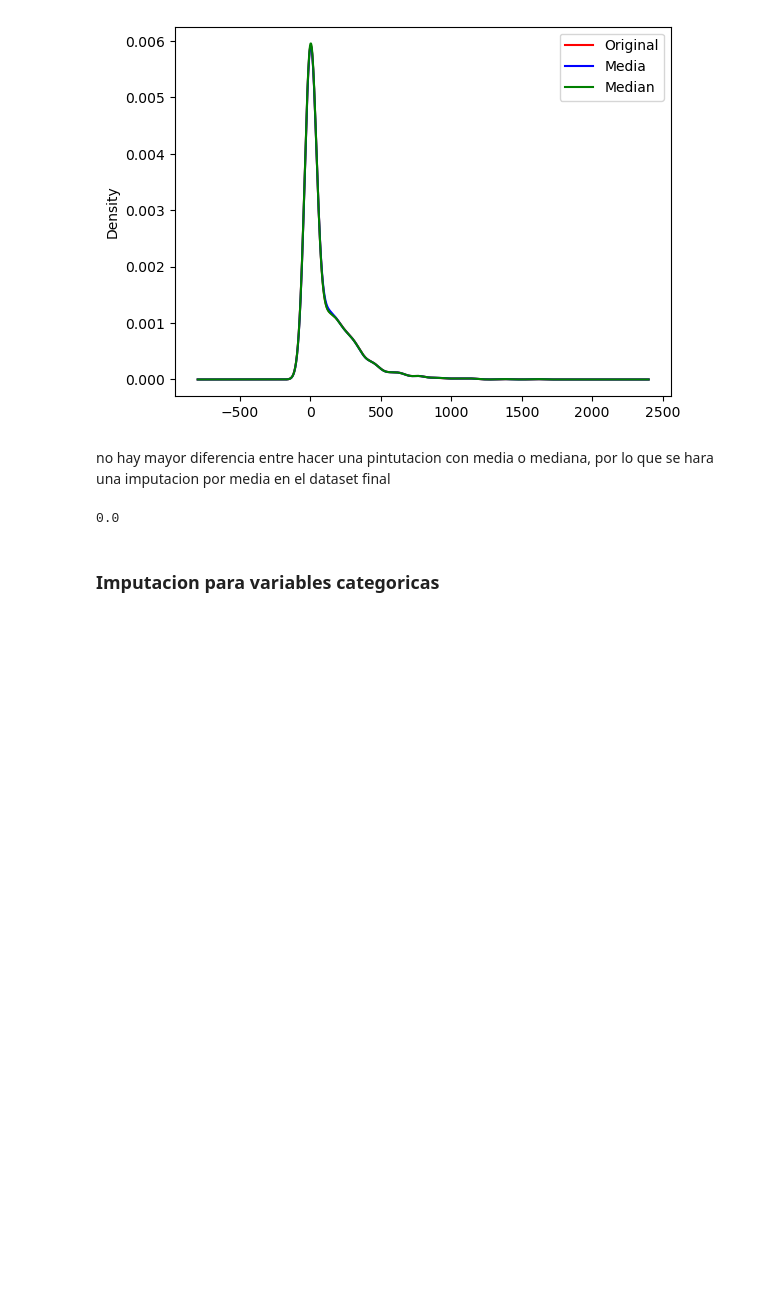
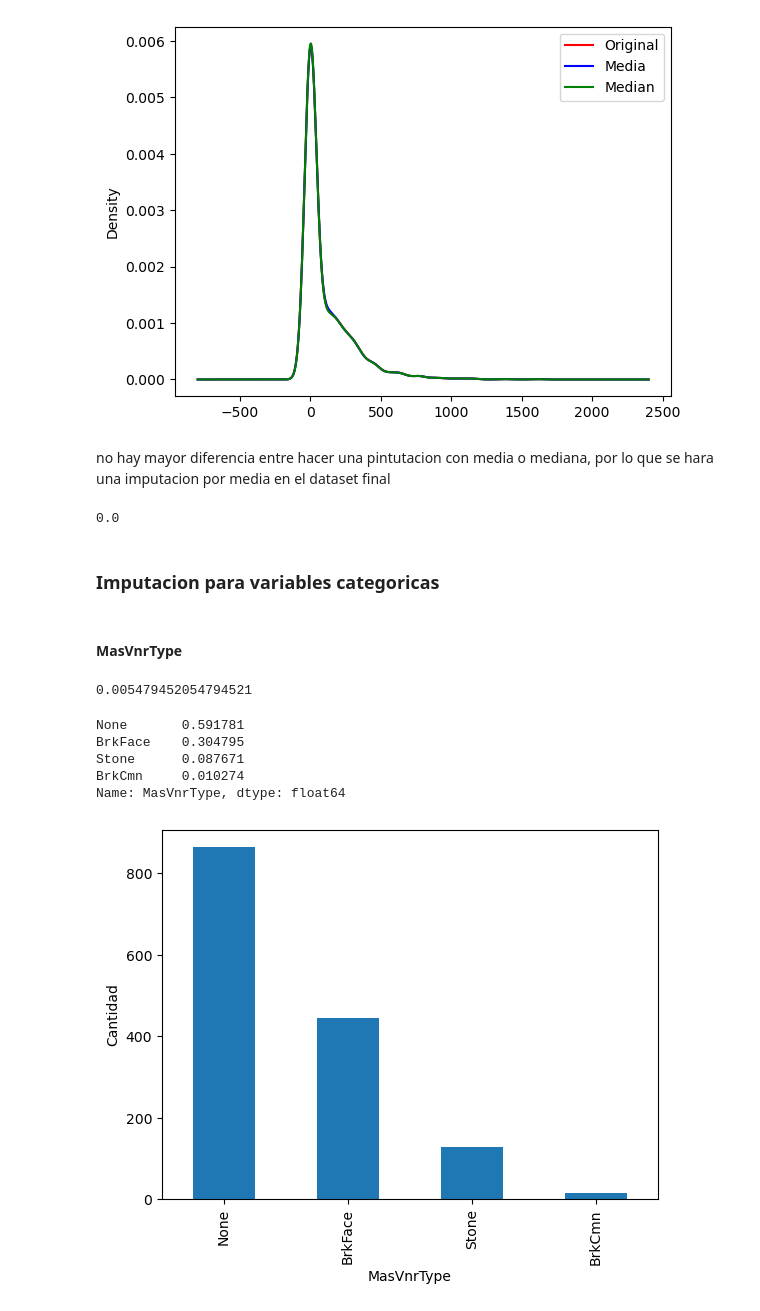
Before and after one commit to JPRodasM/Tarea1_SL, a Jupyter notebook: Tarea1_JuanPabloRodas_23007521.ipynb, the cells around one changed output. Drawn from its saved outputs; the diff is of its cells as text; code cells hidden in the pictures; blank space fills up the shorter version.

```diff
--- a/Tarea1_JuanPabloRodas_23007521.ipynb
+++ b/Tarea1_JuanPabloRodas_23007521.ipynb
@@ -94,3 +95,26 @@ dataHP_Final['MasVnrArea'].isnull().mean()
 0.0
 # %% [markdown]
 ### Imputacion para variables categoricas
+# %% [markdown]
+#### MasVnrType
+# %%
+cat_varName = 'MasVnrType'
+# %%
+dataHP[cat_varName].isnull().mean()
+# %% [output]
+0.005479452054794521
+# %%
+dataHP[cat_varName].value_counts()/len(dataHP)
+# %% [output]
+None       0.591781
+BrkFace    0.304795
+Stone      0.087671
+BrkCmn     0.010274
+Name: MasVnrType, dtype: float64
+# %%
+dataHP[cat_varName].value_counts().plot.bar()
+plt.ylabel("Cantidad")
+plt.xlabel(cat_varName)
+plt.show()
+# %% [output]
+[figure, added]
```
Also changed, not shown: parts of 38 cells of this notebook.
